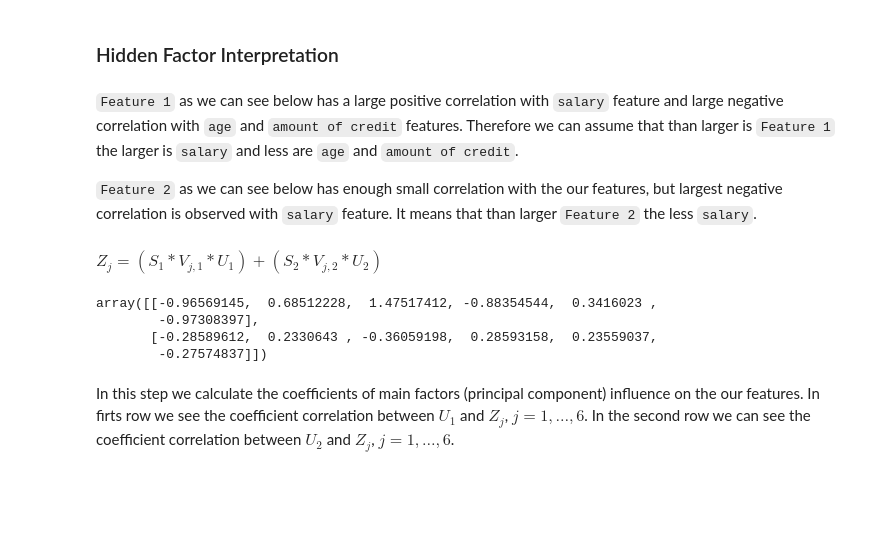
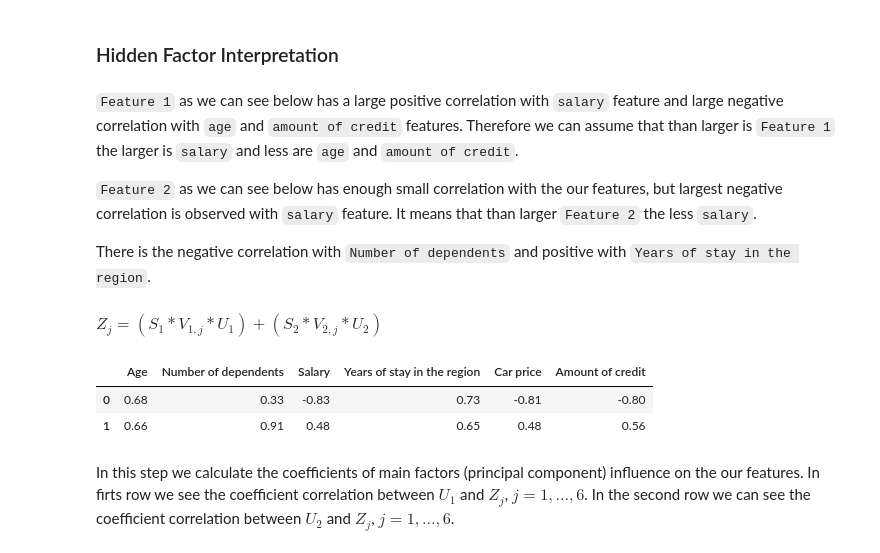
Before and after one commit to Data-Mining-HSE/dimentionality_reduction, a Jupyter notebook: report.ipynb, the cells around one changed output. Cells and saved outputs as stored; diff of their text form; code cells hidden in the pictures; blank space fills up the shorter version.

Commit message:
fix coefficient_matrix

```diff
--- a/report.ipynb
+++ b/report.ipynb
@@ -117,18 +115,19 @@ get_clients_map(embeddings_pca)
 `Feature 1` as we can see below has a large positive correlation with `salary` feature and large negative correlation with `age` and `amount of credit` features. Therefore we can assume that than larger is `Feature 1` the larger is `salary` and less are `age` and `amount of credit`.
 
 `Feature 2` as we can see below has enough small correlation with the our features, but largest negative correlation is observed with `salary` feature. It means that than larger `Feature 2` the less `salary`.
+
+There is the negative correlation with `Number of dependents` and positive with `Years of stay in the region`.
 # %% [markdown]
-$Z_j = (S_1 * V_{j,1} * U_1) + (S_2 * V_{j,2} * U_2)$
+$Z_j = (S_1 * V_{1,j} * U_1) + (S_2 * V_{2,j} * U_2)$
 # %%
-coefficient_matrix = get_coefficient_matrix(matrix_z, singular_values, matrix_v, decomposition_rank)
+coefficient_matrix = get_coefficient_matrix(singular_values, matrix_v, decomposition_rank)
 approximated_matrix = matrix_u[:,:2] @ coefficient_matrix
 
-coefficient_matrix
+prepare_coefficients(coefficient_matrix)
 # %% [output]
-array([[-0.96569145,  0.68512228,  1.47517412, -0.88354544,  0.3416023 ,
-        -0.97308397],
-       [-0.28589612,  0.2330643 , -0.36059198,  0.28593158,  0.23559037,
-        -0.27574837]])
+|  | Age | Number of dependents | Salary | Years of stay in the region | Car price | Amount of credit |
+| 0 | 0.68 | 0.33 | -0.83 | 0.73 | -0.81 | -0.80 |
+| 1 | 0.66 | 0.91 | 0.48 | 0.65 | 0.48 | 0.56 |
 # %% [markdown]
 In this step we calculate the coefficients of main factors (principal component) influence on the our features. In firts row we see the coefficient correlation between $U_1$ and $Z_j$, $j=1,\ldots, 6$. In the second row we can see the coefficient correlation between $U_2$ and $Z_j$, $j=1, \ldots, 6$.
 # %% [markdown]
```
Also changed, not shown: parts of 9 cells of this notebook, 3 other files.
